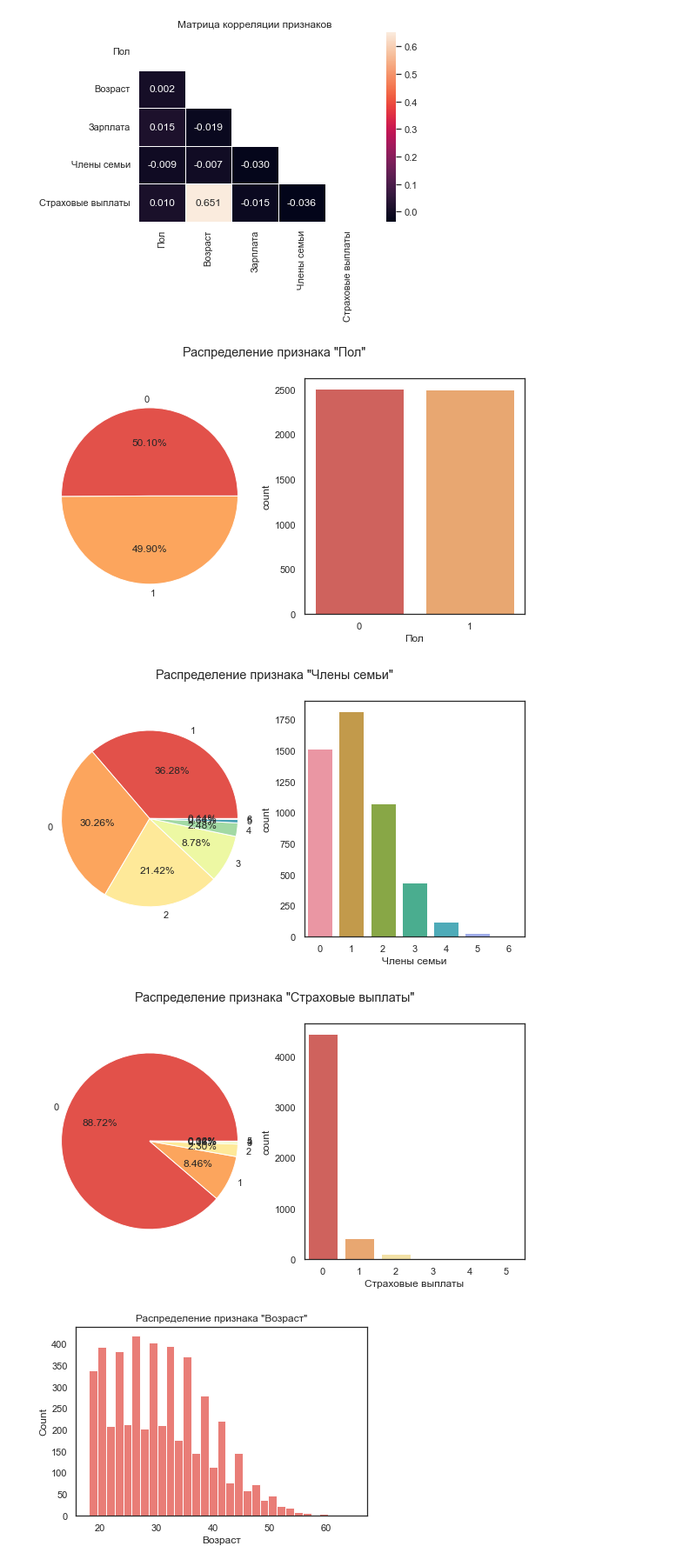
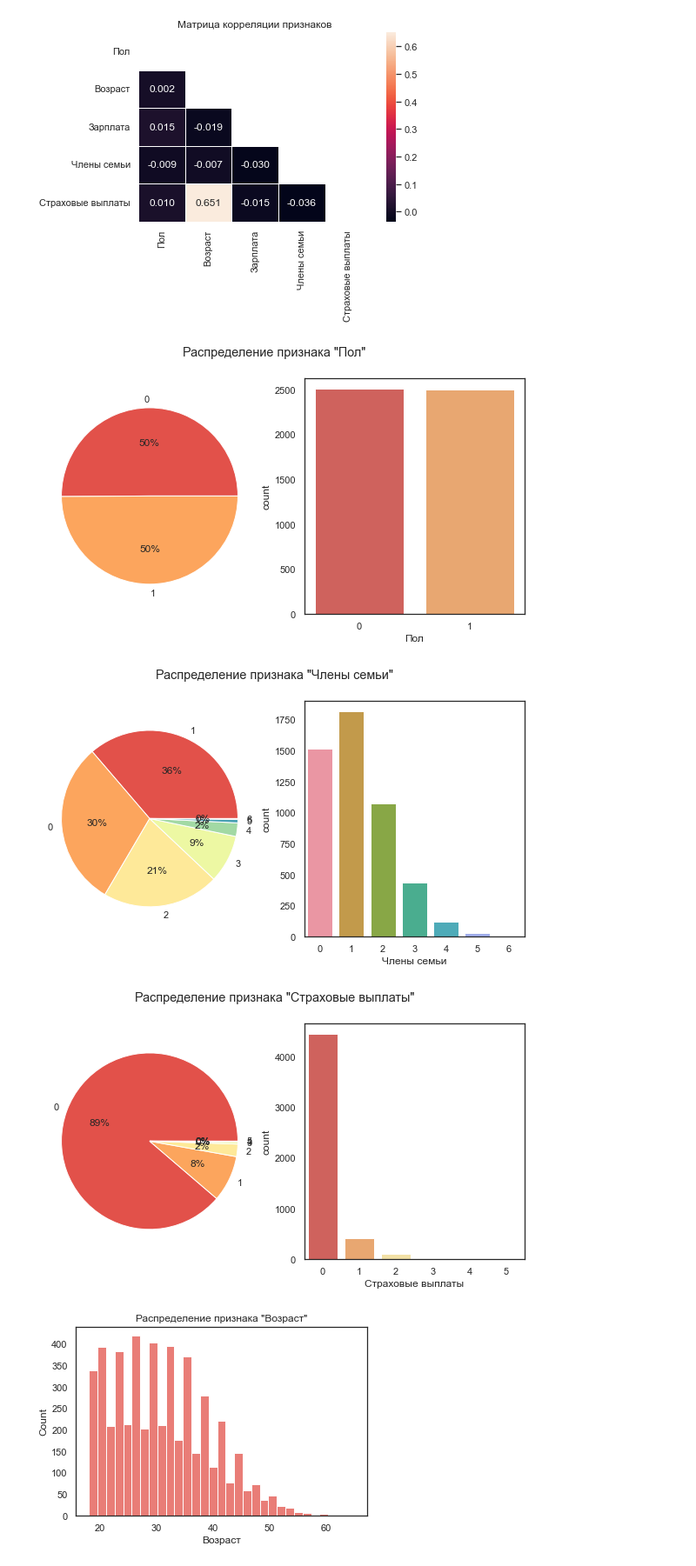
Before and after one commit to SvetLanaKli/YaP_DS_training_projects, a Jupyter notebook: 10_personal_data/personal_data.ipynb, the cells around one changed output. Shown at 87% size. Saved outputs shown, nothing was run; the diff lists cells and outputs as text; code cells hidden in the pictures.

```diff
--- a/10_personal_data/personal_data.ipynb
+++ b/10_personal_data/personal_data.ipynb
@@ -171,19 +172,18 @@ dtype: int64
 # %%
 # построим распределение категориальных признаков
 for item in ['Пол', 'Члены семьи', 'Страховые выплаты']:
     df_item = pd.DataFrame(df[item].value_counts())
     fig, axs = plt.subplots(1, 2, figsize=(10,5))
     fig. suptitle(f'Распределение признака "{item}"')
     axs[0].pie(df_item[item],
                labels= df_item.index,
-               autopct='%.2f%%')
+               autopct='%.0f%%')
     sns.countplot(data=df, x=item,ax=axs[1])
-    #    axs[1].plot(df_item[item], kind='bar')
     plt.show()
 # %% [output]
-[figure, old version]
+[figure, new version]
-[figure, old version]
+[figure, new version]
-[figure, old version]
+[figure, new version]
 # %%
 # построим распределение числовых признаков
 for item in ['Возраст', 'Зарплата']:
```
Also changed, not shown: parts of 22 cells of this notebook.
